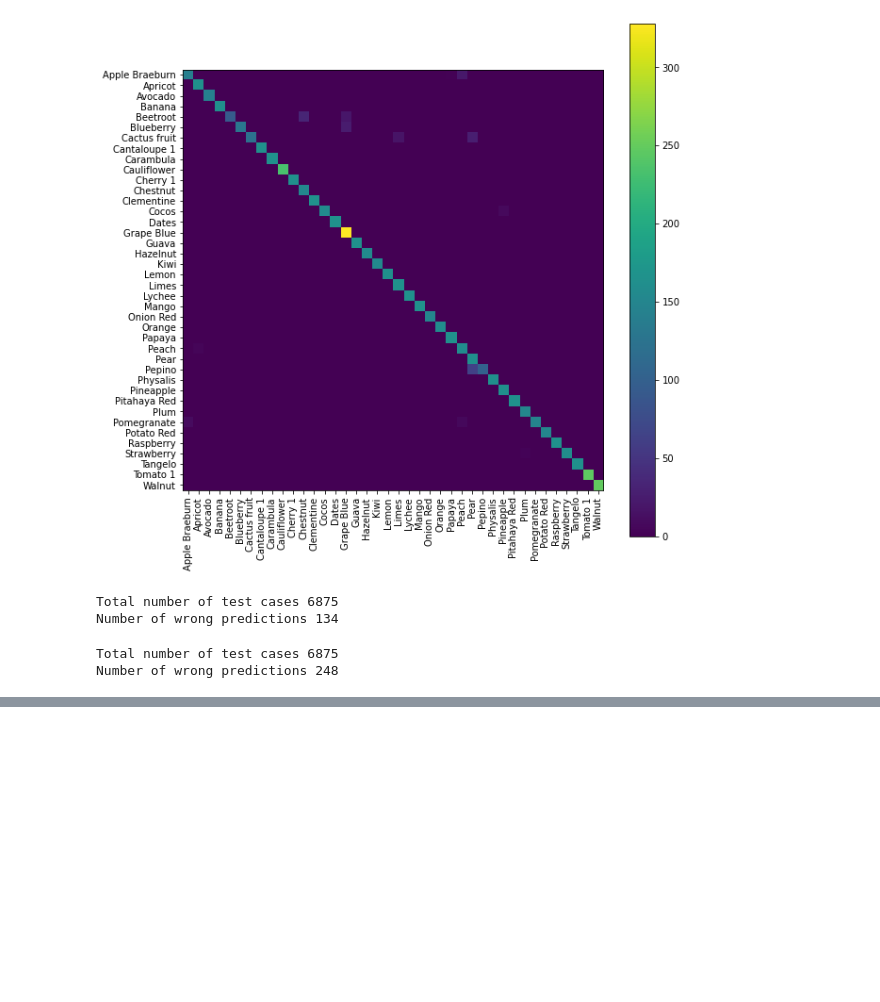
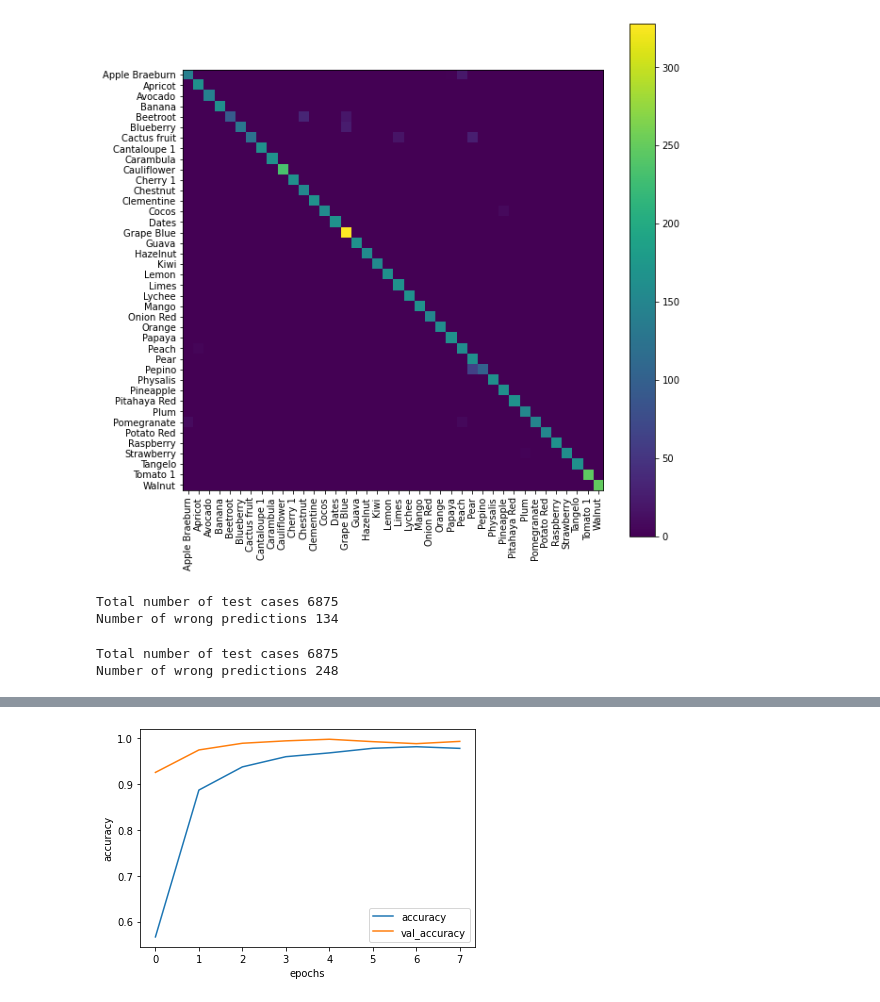
Before and after one commit to ganeshkuikel/fruit_classsification, a Jupyter notebook: Fruits.ipynb, the cells around one changed output, grey strips where cells are left out. Saved outputs shown, nothing was run; the diff lists cells and outputs as text; code cells hidden in the pictures; blank space fills up the shorter version.

```diff
--- a/Fruits.ipynb
+++ b/Fruits.ipynb
@@ -396,0 +431,13 @@ Number of wrong predictions 248
+# %%
+from tensorflow.keras import layers,Model
+# Flatten the output layer to 1 dimension
+x = layers.Flatten()(last_output)
+# Add a fully connected layer with 1,024 hidden units and ReLU activation
+x = layers.Dense(1024, activation='relu')(x)
+# Add a dropout rate of 0.2
+x = layers.Dropout(0.2)(x)
+# Add a final sigmoid layer for classification
+x = layers.Dense  (40, activation='softmax')(x)
+
+model = Model( pre_trained_model.input, x)
+model.summary()
@@ -396,0 +462,25 @@ Number of wrong predictions 248
+# %%
+model.compile(optimizer = RMSprop(lr=0.0001),
+              loss = 'categorical_crossentropy',
+              metrics = ['accuracy'])
+# %%
+checkpoint = tf.keras.callbacks.ModelCheckpoint("C:/Users/Ganesh/Documents/tensorflow/Image Processing/models/best_cnn_model_batch_normalization.h5",
+                             monitor="val_loss",
+                             mode="min",
+                             save_best_only = True,
+                             verbose=1)
+
+earlystop = tf.keras.callbacks.EarlyStopping(monitor = 'val_loss',
+                          patience = 3,
+                          verbose = 1,
+                          restore_best_weights = True)
+
+callbacks = [earlystop, checkpoint]
+
+history2 = model.fit_generator(training_data,
+    steps_per_epoch =  20481//batch_size,
+    epochs = 10,
+#     callbacks = callbacks,
+    validation_data = testing_data,
+    validation_steps =  6875//batch_size,
+callbacks=callbacks)
@@ -396,0 +507,9 @@ Number of wrong predictions 248
+# %%
+plt.plot(history2.history['accuracy'])
+plt.plot(history2.history['val_accuracy'])
+plt.legend(['accuracy','val_accuracy'])
+plt.xlabel('epochs')
+plt.ylabel('accuracy')
+plt.show()
+# %% [output]
+[figure, added]
```
Also changed, not shown: parts of 21 cells of this notebook.
